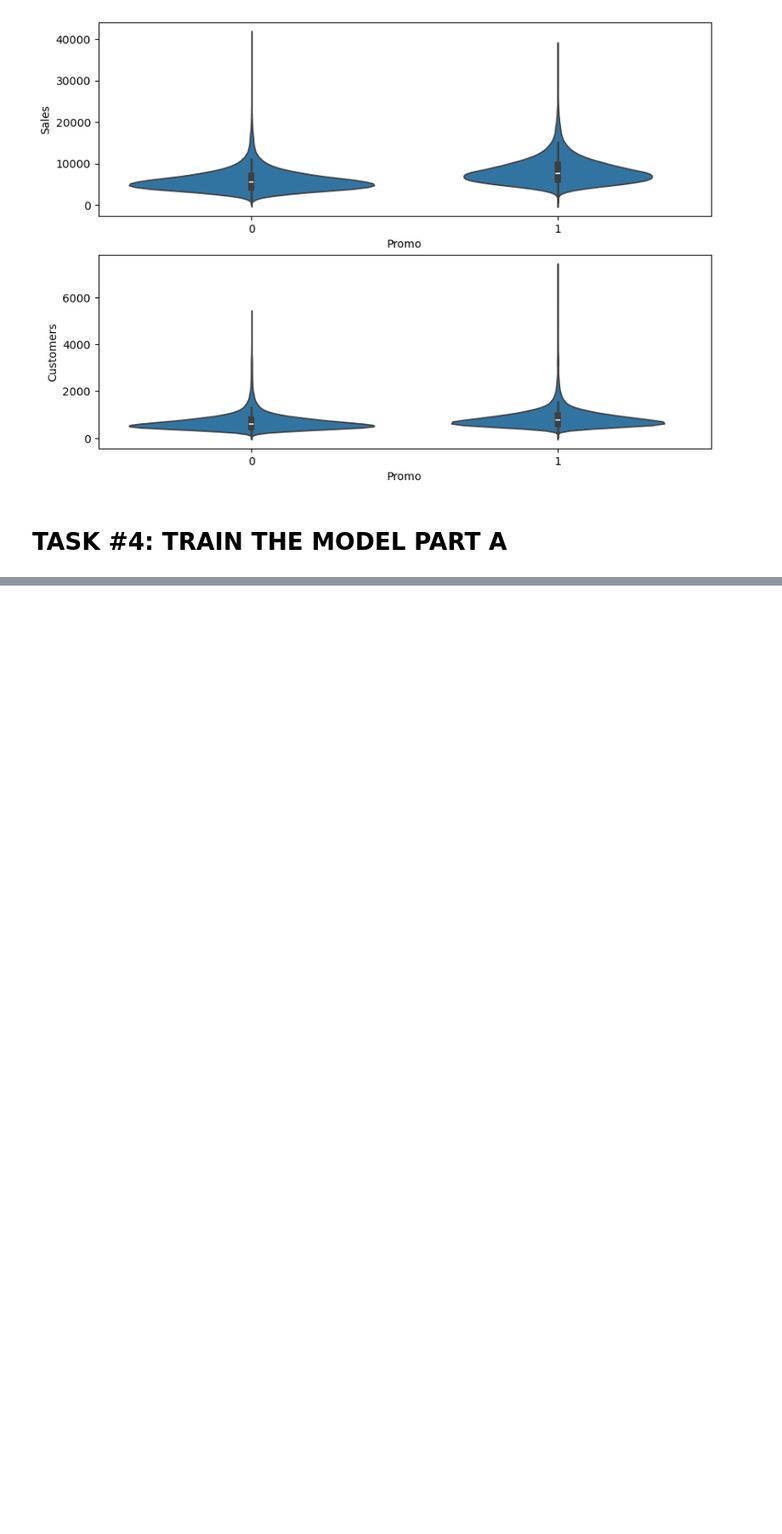
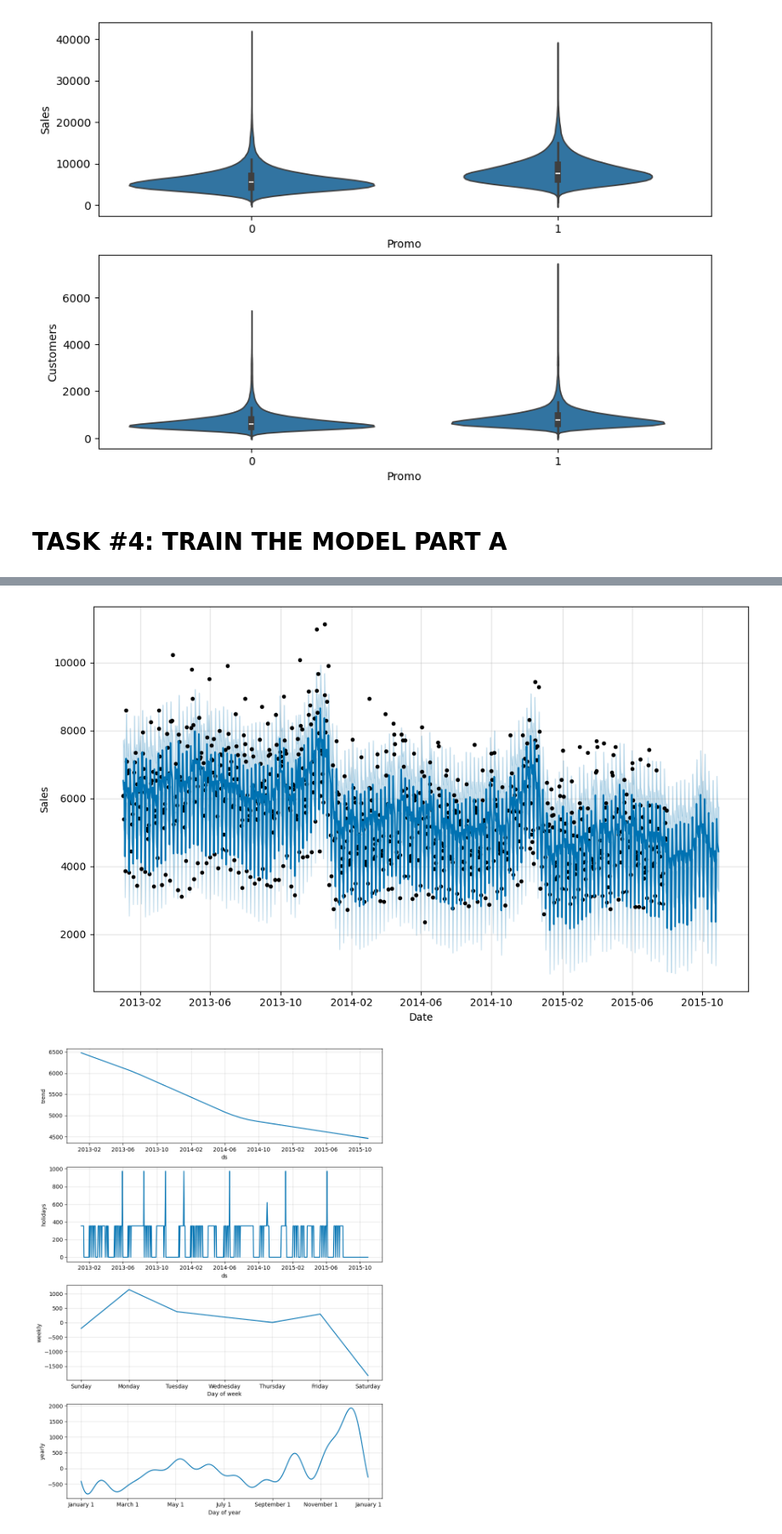
Before and after one commit to ranjansinghds/Sales-Department-Project, a Jupyter notebook: Sales_Department_Project.ipynb, the cells around one changed output, grey strips where cells are left out. Shown at 85% size. Cells and saved outputs as stored; diff of their text form; code cells hidden in the pictures; blank space fills up the shorter version.

```diff
--- a/Sales_Department_Project.ipynb
+++ b/Sales_Department_Project.ipynb
@@ -541,0 +640,3 @@ sns.violinplot(x='Promo', y='Customers', data=sales_train_all_df)
+# %%
+# Get all the dates pertraining to state holidays
+state_holidays = sales_train_all_df[(sales_train_all_df['StateHoliday'] == 'a') | (sales_train_all_df['StateHoliday'] == 'b') | (sales_train_all_df['StateHoliday'] == 'c')].loc[:, 'Date'].values
@@ -541,0 +647,2 @@ sns.violinplot(x='Promo', y='Customers', data=sales_train_all_df)
+# %%
+state_holidays = pd.DataFrame({'ds' : pd.to_datetime(state_holidays), 'holiday':'state_holiday'})
@@ -541,0 +665,2 @@ sns.violinplot(x='Promo', y='Customers', data=sales_train_all_df)
+# %%
+school_holidays = pd.DataFrame({'ds': pd.to_datetime(school_holidays), 'holiday':'school_holiday'})
@@ -541,0 +683,3 @@ sns.violinplot(x='Promo', y='Customers', data=sales_train_all_df)
+# %%
+# concatenate both school and state holidays
+school_state_holidays = pd.concat((state_holidays, school_holidays))
@@ -541,0 +702,4 @@ sns.violinplot(x='Promo', y='Customers', data=sales_train_all_df)
+# %%
+# Let's make predictions using holidays for a specific store
+sales_predictions(6, sales_train_all_df, school_state_holidays, 90)
+# %% [output]
@@ -541,0 +708,2 @@ sns.violinplot(x='Promo', y='Customers', data=sales_train_all_df)
+[figure, added]
+[figure, added]
```
Also changed, not shown: parts of 23 cells of this notebook, 1 other file.
